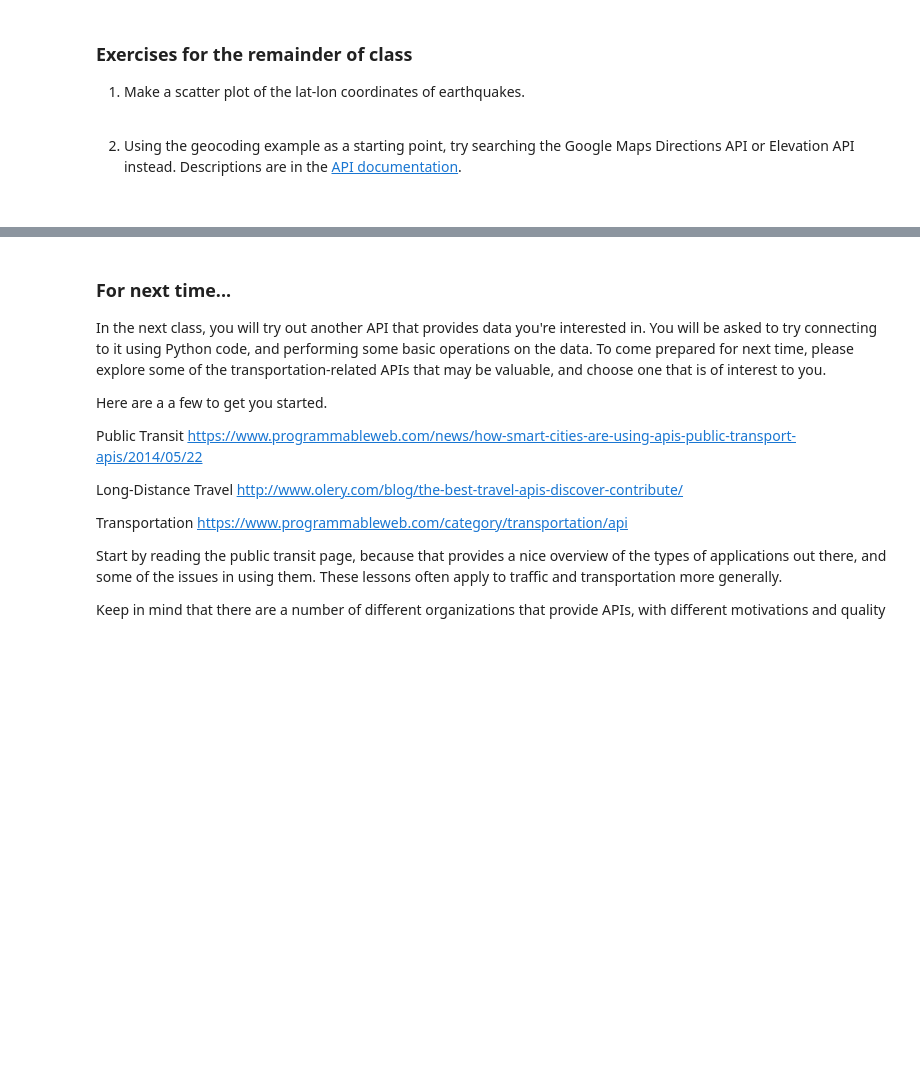
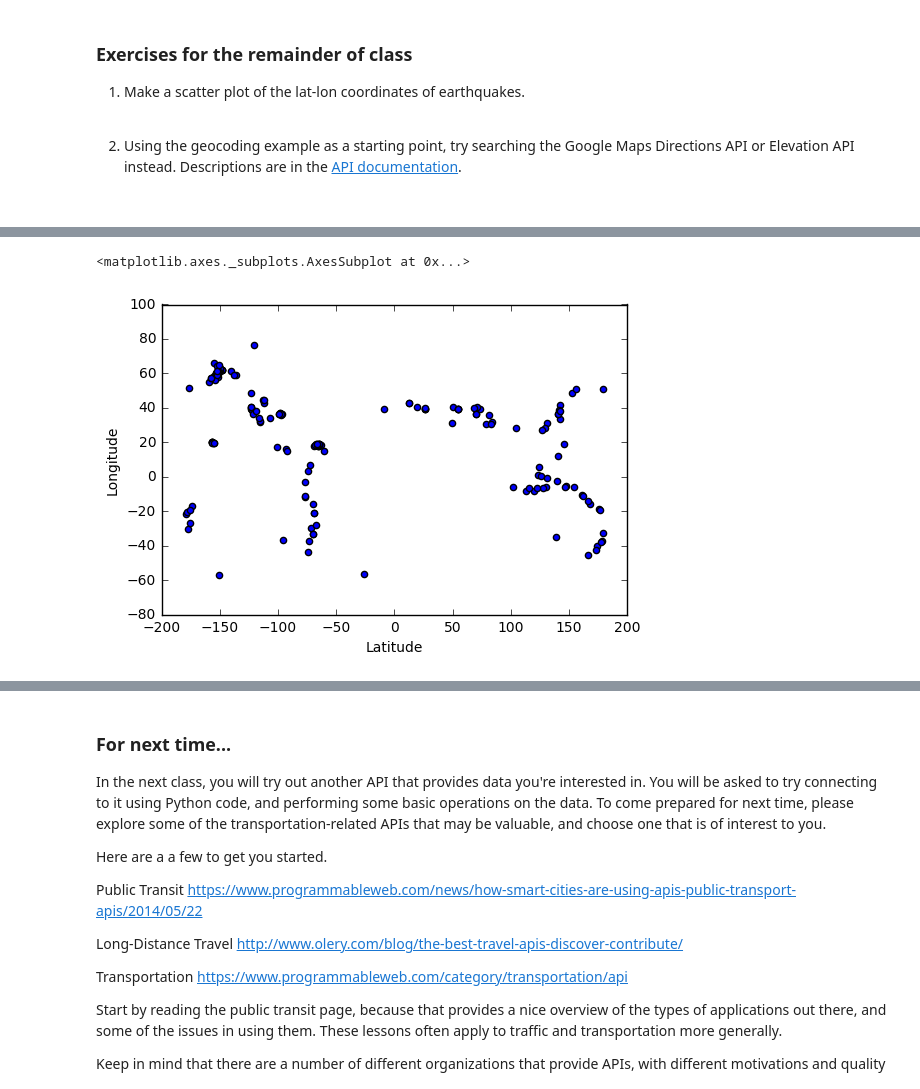
Before and after one commit to ginazheng1028/ce599-s17, a Jupyter notebook: 7-Open Data APIs/api-demo.ipynb, the cells around one changed output, grey strips where cells are left out. Cells and saved outputs as stored; diff of their text form; code cells hidden in the pictures; blank space fills up the shorter version.

```diff
--- a/7-Open Data APIs/api-demo.ipynb
+++ b/7-Open Data APIs/api-demo.ipynb
@@ -45,8 +45,3 @@ print(type(results))
 print(results[:500])
 # %% [output]
 {"type":"FeatureCollection","metadata":{"generated":1486434821000,"url":"http://earthquake.usgs.gov/earthquakes/feed/v1.0/summary/2.5_week.geojson","title":"USGS Magnitude 2.5+ Earthquakes, Past Week" ...
-# %%
-endpoint_url="http://earthquake.usgs.gov/earthquakes/feed/v1.0/summary/1_week.geojson"
-response=requests.get(endpoint_url)
-results=response.text
-print(type(results))
@@ -571,0 +590,5 @@ df.plot(x='magnitude', y='depth', kind='scatter')
+# %%
+df.plot(x='Latitude', y='Longitude', kind='scatter')
+# %% [output]
+<matplotlib.axes._subplots.AxesSubplot at 0x...>
+[figure, added]
```
Also changed, not shown: parts of 8 cells of this notebook.
